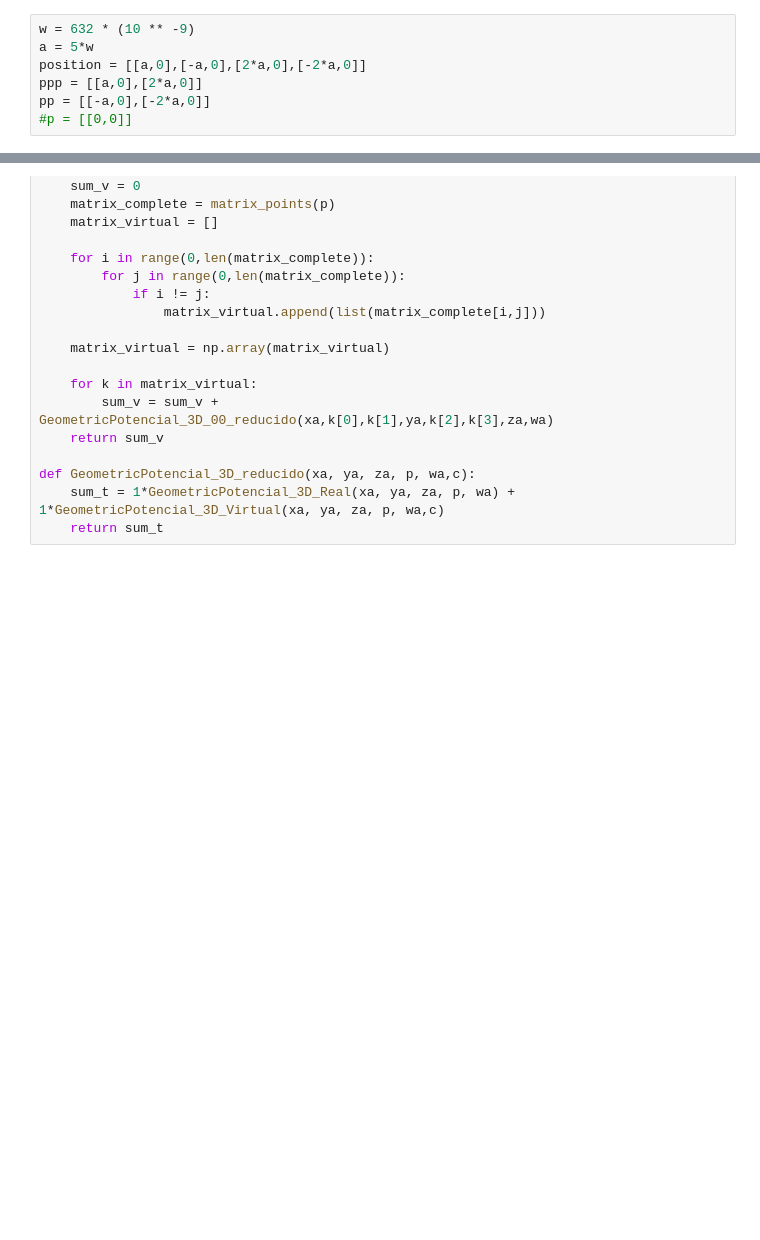
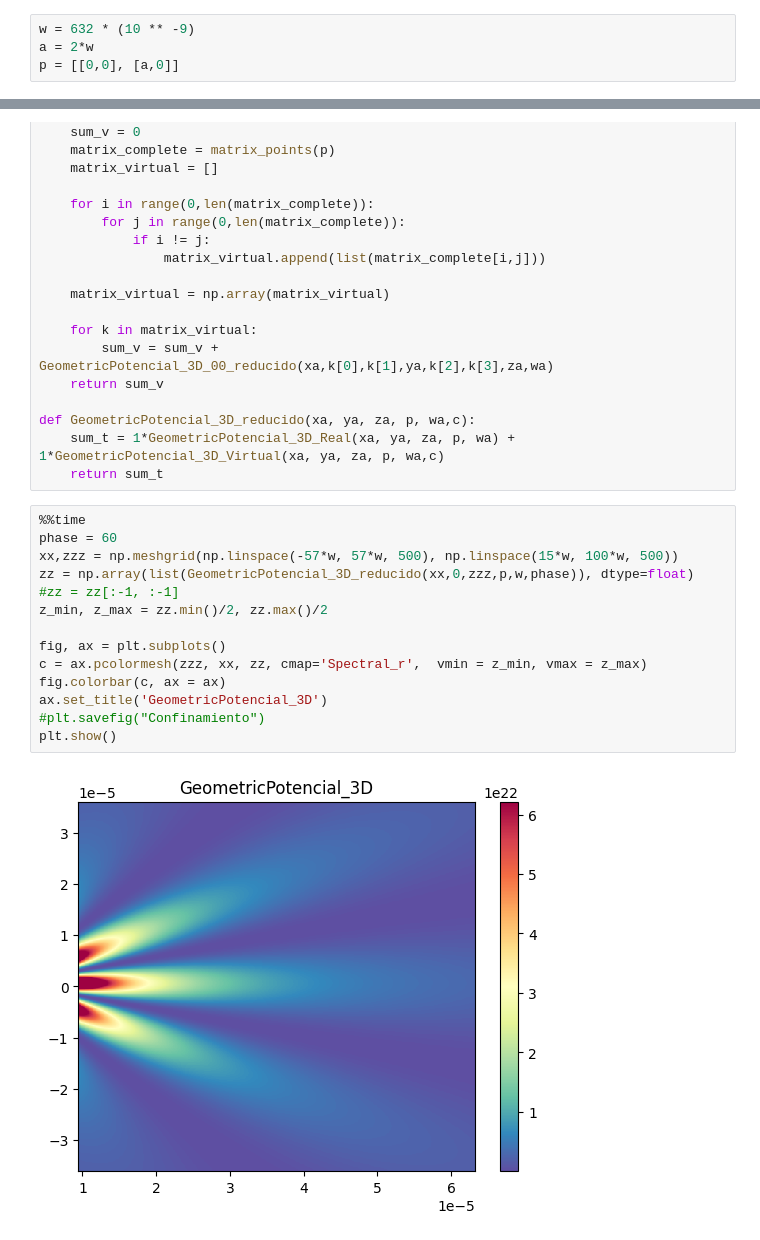
Before and after one commit to rcasalins/thesis_bachelor, a Jupyter notebook: Codigo/Fase paraxial.ipynb, the cells around one changed output, grey strips where cells are left out. Cells and saved outputs as stored; diff of their text form; blank space fills up the shorter version.

```diff
--- a/Codigo/Fase paraxial.ipynb
+++ b/Codigo/Fase paraxial.ipynb
@@ -7,11 +7,8 @@ import seaborn as sns
 import matplotlib.animation as animation
 # %%
 w = 632 * (10 ** -9)
-a = 5*w
-position = [[a,0],[-a,0],[2*a,0],[-2*a,0]]
-ppp = [[a,0],[2*a,0]]
-pp = [[-a,0],[-2*a,0]]
-#p = [[0,0]]
+a = 2*w
+p = [[0,0], [a,0]]
 # %%
 def matrix_points(p):
     #x son los puntos sobre el eje x
@@ -92,3 +89,19 @@ def GeometricPotencial_3D_Virtual(xa, ya, za, p, wa,c):
 def GeometricPotencial_3D_reducido(xa, ya, za, p, wa,c):
     sum_t = 1*GeometricPotencial_3D_Real(xa, ya, za, p, wa) + 1*GeometricPotencial_3D_Virtual(xa, ya, za, p, wa,c)
     return sum_t
+# %%
+%%time
+phase = 60
+xx,zzz = np.meshgrid(np.linspace(-57*w, 57*w, 500), np.linspace(15*w, 100*w, 500))
+zz = np.array(list(GeometricPotencial_3D_reducido(xx,0,zzz,p,w,phase)), dtype=float)
+#zz = zz[:-1, :-1]
+z_min, z_max = zz.min()/2, zz.max()/2
+
+fig, ax = plt.subplots()
+c = ax.pcolormesh(zzz, xx, zz, cmap='Spectral_r',  vmin = z_min, vmax = z_max)
+fig.colorbar(c, ax = ax)
+ax.set_title('GeometricPotencial_3D')
+#plt.savefig("Confinamiento")
+plt.show()
+# %% [output]
+[figure, added]
```
Also changed, not shown: parts of 1 cell of this notebook.
